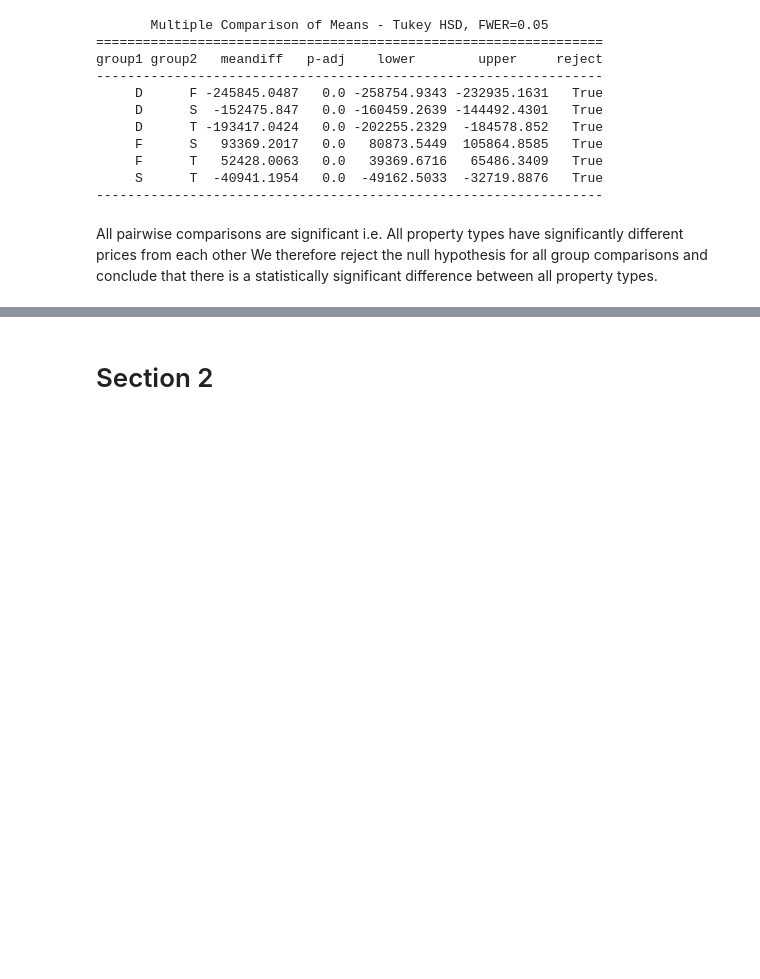
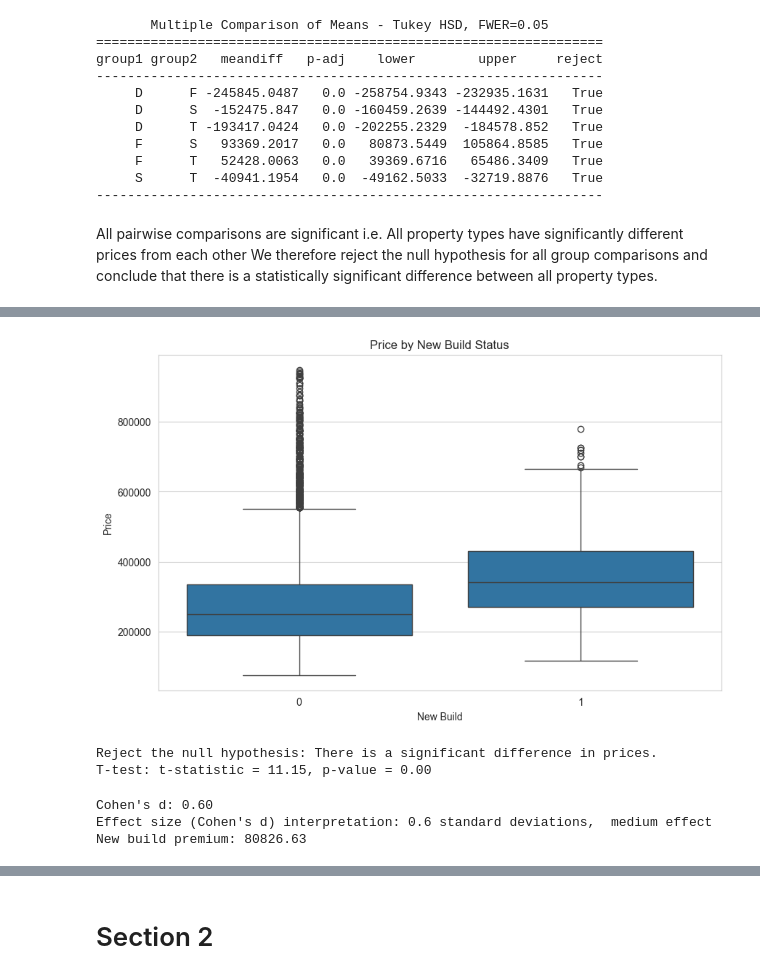
Before and after one commit to maleeper/Midlands_House_Prices, a Jupyter notebook: jupyter_notebooks/07 EDA and Hypotheses tests.ipynb, the cells around one changed output, grey strips where cells are left out. Cells and saved outputs as stored; diff of their text form; code cells hidden in the pictures; blank space fills up the shorter version.

Commit message:
eda: Hypothesis 3

```diff
--- a/jupyter_notebooks/07 EDA and Hypotheses tests.ipynb
+++ b/jupyter_notebooks/07 EDA and Hypotheses tests.ipynb
@@ -132,0 +191,63 @@ We therefore reject the null hypothesis for all group comparisons and conclude t
+# %%
+# boxplot of price by new_build
+plt.figure(figsize=(10, 6))
+sns.boxplot(x='new_build', y='price', data=df)
+plt.title('Price by New Build Status')
+plt.xlabel('New Build')
+plt.ylabel('Price')
+plt.show()
+# %% [output]
+[figure, added]
+# %%
+# Is the difference in price by new_build statistically significant?
+# t-test
+new_build_prices = df[df['new_build'] == 1]['price']
+old_build_prices = df[df['new_build'] == 0]['price']
+t_stat, p_value = stats.ttest_ind(new_build_prices, old_build_prices)
+# Interpret the p-value
+alpha = 0.05
+if p_value < alpha:
+    print("Reject the null hypothesis: There is a significant difference in prices.")
+else:
+    print("Fail to reject the null hypothesis: There is no significant difference in prices.")
+
+print(f"T-test: t-statistic = {t_stat:.2f}, p-value = {p_value:.2f}")
+# %% [output]
+Reject the null hypothesis: There is a significant difference in prices.
+T-test: t-statistic = 11.15, p-value = 0.00
+# %%
+# what is the effect size (Cohen's d) of the difference in prices between new builds and older properties?
+# Used Copilot to generate this function
+def cohen_d(x, y):
+    nx = len(x)
+    ny = len(y)
+    dof = nx + ny - 2
+    pooled_std = np.sqrt(((nx - 1) * np.std(x, ddof=1) ** 2 + (ny - 1) * np.std(y, ddof=1) ** 2) / dof)
+    d = (np.mean(x) - np.mean(y)) / pooled_std
+    return d
+d = cohen_d(new_build_prices, old_build_prices)
+print(f"Cohen's d: {d:.2f}")
+# interpretation of Cohen's d
+if abs(d) < 0.2:
+    interpretation = "negligible"
+elif abs(d) < 0.5:
+    interpretation = "small"
+elif abs(d) < 0.8:
+    interpretation = "medium"
+else:
+    interpretation = "large"
+print(f"Effect size (Cohen's d) interpretation: {d:.1f} standard deviations,  {interpretation} effect")
+
+# what is the premium for new builds all else being equal?
+import statsmodels.api as sm
+from statsmodels.formula.api import ols
+
+# Fit a linear regression model
+model = ols('price ~ new_build', data=df).fit()
+# Get the estimated coefficient for the new_build variable
+new_build_premium = model.params['new_build']
+print(f"New build premium: {new_build_premium:.2f}")
+# %% [output]
+Cohen's d: 0.60
+Effect size (Cohen's d) interpretation: 0.6 standard deviations,  medium effect
+New build premium: 80826.63
```
Also changed, not shown: parts of 12 cells of this notebook, 1 other file.
